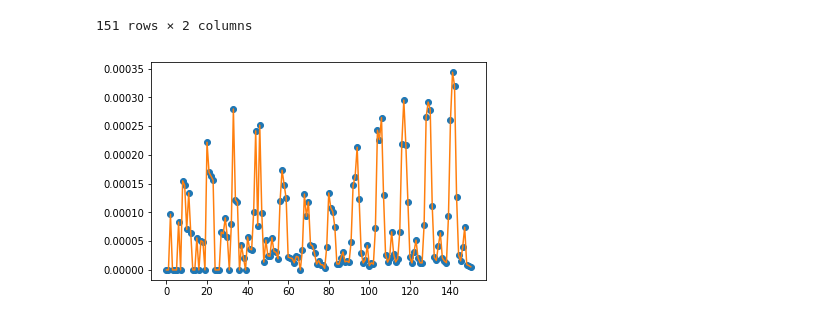
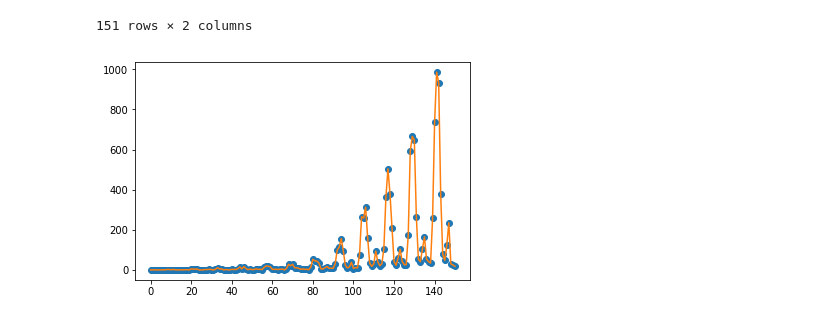
Before and after one commit to Yaskomega/TourismIndicator, a Jupyter notebook: graph_courchevel.ipynb, the cells around one changed output. Cells and saved outputs as stored; diff of their text form; code cells hidden in the pictures.

```diff
--- a/graph_courchevel.ipynb
+++ b/graph_courchevel.ipynb
@@ -292,17 +292,17 @@ df_intensity
 # %%
 import matplotlib.pyplot as plt
 %matplotlib inline
 from scipy.interpolate import interp1d
 import statsmodels.api as sm
 
 # introduce some floats in our x-values
 x = list(range(number_of_month))
-y = list(df_intensity['intensity'])
+y = list(df_intensity['volume'])
 
 
 plt.plot(x, y, 'o')
 #plt.plot(lowess_x, lowess_y, '*')
 plt.plot(x, y, '-')
 plt.show()
 # %% [output]
-[figure, old version]
+[figure, new version]
```
Also changed, not shown: parts of 1 cell of this notebook, 1 other file.
